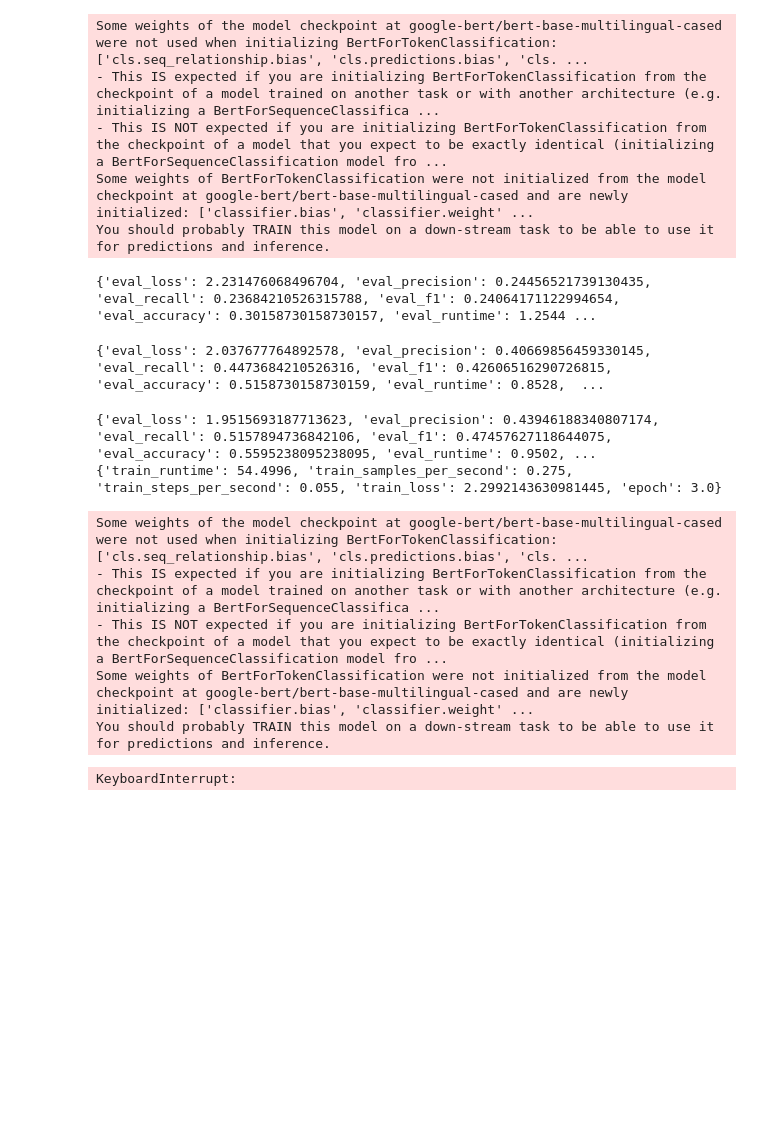
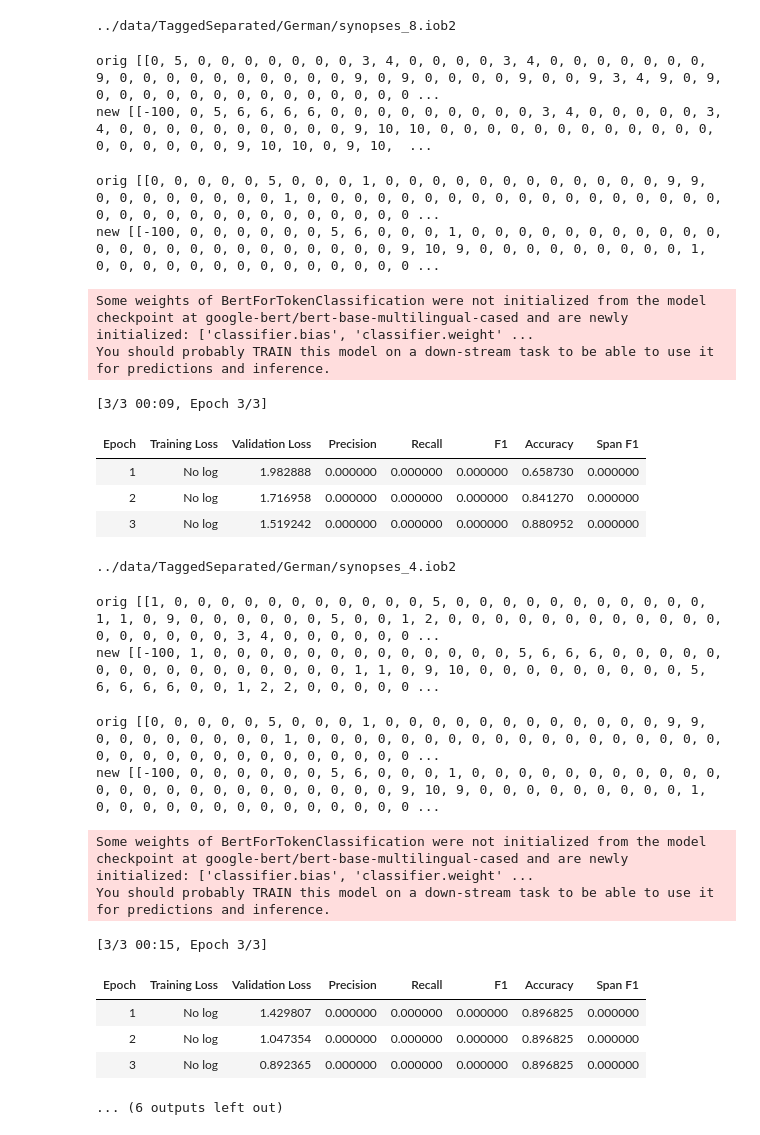
Before and after one commit to ITUprojects/NLP, a Jupyter notebook: src/playground_Pedro.ipynb, the cells around one changed output. Saved outputs shown, nothing was run; the diff lists cells and outputs as text; code cells hidden in the pictures; blank space fills up the shorter version.

```diff
--- a/src/playground_Pedro.ipynb
+++ b/src/playground_Pedro.ipynb
@@ -10,9 +10,10 @@ from datasetutils import decode
 from iob2converter import iob2_to_dataset
 from transformers import AutoModelForTokenClassification
 # %%
-file_path = '../TaggedSeparated/German/synopses_1.iob2'
+file_path = '../data/TaggedSeparated/German/synopses_2.iob2'
 
 de_ds = iob2_to_dataset(file_path)
 
 ner_feature_fr = de_ds.features['ner_tags']
 label_names = ner_feature_fr.feature.names
+print(label_names)
@@ -151,3 +177,31 @@ WARNING:tensorflow:From c:\Users\pedro\AppData\Local\Programs\Python\Python311\L
+# %%
+# Rob span-f1
+
+def toSpans(tags):
+    spans = set()
+    for beg in range(len(tags)):
+        if tags[beg][0] == 'B':
+            end = beg
+            for end in range(beg+1, len(tags)):
+                if tags[end][0] != 'I':
+                    break
+            spans.add(str(beg) + '-' + str(end) + ':' + tags[beg][2:])
+    return spans
+
+
+def getInstanceScores(predSpans, goldSpans):
+    tp = 0
+    fp = 0
+    fn = 0
+    overlap = len(goldSpans.intersection(predSpans))
+    tp += overlap
+    fp += len(predSpans) - overlap
+    fn += len(goldSpans) - overlap
+
+    prec = 0.0 if tp+fp == 0 else tp/(tp+fp)
+    rec = 0.0 if tp+fn == 0 else tp/(tp+fn)
+    f1 = 0.0 if prec+rec == 0.0 else 2 * (prec * rec) / (prec + rec)
+    return f1
 # %%
 import numpy as np
 
@@ -162,11 +216,16 @@ def compute_metrics(eval_preds):
         for prediction, label in zip(predictions, labels)
     ]
     all_metrics = metric.compute(predictions=true_predictions, references=true_labels)
+
+    pred_spans, true_spans = toSpans(true_predictions), toSpans(true_labels)
+    score = getInstanceScores(pred_spans, true_spans)
+
     return {
         "precision": all_metrics["overall_precision"],
         "recall": all_metrics["overall_recall"],
         "f1": all_metrics["overall_f1"],
         "accuracy": all_metrics["overall_accuracy"],
+        "span_f1": score
     }
 # %%
 from transformers import AutoModelForTokenClassification
@@ -216,47 +269,57 @@ import os
 def fine_tune_models_in_folder(folder_path, output_dir):
     files = os.listdir(folder_path)
 
     for file in files:
         file_path = os.path.join(folder_path, file)
 
-        de_ds = iob2_to_dataset(file_path)
+        de_ds = iob2_to_datasets(file_path, reference_path)
 
         tokenized_ds = de_ds.map(tokenize_and_align_labels, batched=True)
 
         model = AutoModelForTokenClassification.from_pretrained(
             model_id, num_labels=len(label_names)
         )
 
         trainer = Trainer(
             model=model,
             args=args,
             train_dataset=tokenized_ds["train"],
             eval_dataset=tokenized_ds["validation"],
             compute_metrics=compute_metrics,
         )
 
         trainer.train()
 
         model_output_dir = os.path.join(output_dir, f"model_{file}")
         trainer.save_model(model_output_dir)
 
-folder_path = '../TaggedSeparated/German'
+folder_path = '../data/TaggedSeparated/German'
 output_dir = '../Models/m_de'
 
 fine_tune_models_in_folder(folder_path, output_dir)
 # %% [output]
-Some weights of the model checkpoint at google-bert/bert-base-multilingual-cased were not used when initializing BertForTokenClassification: ['cls.seq_relationship.bias', 'cls.predictions.bias', 'cls. ...
-- This IS expected if you are initializing BertForTokenClassification from the checkpoint of a model trained on another task or with another architecture (e.g. initializing a BertForSequenceClassifica ...
-- This IS NOT expected if you are initializing BertForTokenClassification from the checkpoint of a model that you expect to be exactly identical (initializing a BertForSequenceClassification model fro ...
-Some weights of BertForTokenClassification were not initialized from the model checkpoint at google-bert/bert-base-multilingual-cased and are newly initialized: ['classifier.bias', 'classifier.weight' ...
-You should probably TRAIN this model on a down-stream task to be able to use it for predictions and inference.
+../data/TaggedSeparated/German/synopses_8.iob2
-{'eval_loss': 2.231476068496704, 'eval_precision': 0.24456521739130435, 'eval_recall': 0.23684210526315788, 'eval_f1': 0.24064171122994654, 'eval_accuracy': 0.30158730158730157, 'eval_runtime': 1.2544 ...
+orig [[0, 5, 0, 0, 0, 0, 0, 0, 0, 3, 4, 0, 0, 0, 0, 3, 4, 0, 0, 0, 0, 0, 0, 0, 9, 0, 0, 0, 0, 0, 0, 0, 0, 0, 0, 9, 0, 9, 0, 0, 0, 0, 9, 0, 0, 9, 3, 4, 9, 0, 9, 0, 0, 0, 0, 0, 0, 0, 0, 0, 0, 0, 0, 0, 0 ...
+new [[-100, 0, 5, 6, 6, 6, 6, 0, 0, 0, 0, 0, 0, 0, 0, 0, 3, 4, 0, 0, 0, 0, 0, 3, 4, 0, 0, 0, 0, 0, 0, 0, 0, 0, 0, 9, 10, 10, 0, 0, 0, 0, 0, 0, 0, 0, 0, 0, 0, 0, 0, 0, 0, 0, 0, 0, 9, 10, 10, 0, 9, 10,  ...
-{'eval_loss': 2.037677764892578, 'eval_precision': 0.40669856459330145, 'eval_recall': 0.4473684210526316, 'eval_f1': 0.42606516290726815, 'eval_accuracy': 0.5158730158730159, 'eval_runtime': 0.8528,  ...
+orig [[0, 0, 0, 0, 0, 5, 0, 0, 0, 1, 0, 0, 0, 0, 0, 0, 0, 0, 0, 0, 0, 0, 9, 9, 0, 0, 0, 0, 0, 0, 0, 0, 1, 0, 0, 0, 0, 0, 0, 0, 0, 0, 0, 0, 0, 0, 0, 0, 0, 0, 0, 0, 0, 0, 0, 0, 0, 0, 0, 0, 0, 0, 0, 0, 0 ...
+new [[-100, 0, 0, 0, 0, 0, 0, 5, 6, 0, 0, 0, 1, 0, 0, 0, 0, 0, 0, 0, 0, 0, 0, 0, 0, 0, 0, 0, 0, 0, 0, 0, 0, 0, 0, 0, 0, 9, 10, 9, 0, 0, 0, 0, 0, 0, 0, 0, 0, 1, 0, 0, 0, 0, 0, 0, 0, 0, 0, 0, 0, 0, 0, 0 ...
-{'eval_loss': 1.9515693187713623, 'eval_precision': 0.43946188340807174, 'eval_recall': 0.5157894736842106, 'eval_f1': 0.47457627118644075, 'eval_accuracy': 0.5595238095238095, 'eval_runtime': 0.9502, ...
-{'train_runtime': 54.4996, 'train_samples_per_second': 0.275, 'train_steps_per_second': 0.055, 'train_loss': 2.2992143630981445, 'epoch': 3.0}
+Some weights of BertForTokenClassification were not initialized from the model checkpoint at google-bert/bert-base-multilingual-cased and are newly initialized: ['classifier.bias', 'classifier.weight' ...
+You should probably TRAIN this model on a down-stream task to be able to use it for predictions and inference.
-Some weights of the model checkpoint at google-bert/bert-base-multilingual-cased were not used when initializing BertForTokenClassification: ['cls.seq_relationship.bias', 'cls.predictions.bias', 'cls. ...
-- This IS expected if you are initializing BertForTokenClassification from the checkpoint of a model trained on another task or with another architecture (e.g. initializing a BertForSequenceClassifica ...
-- This IS NOT expected if you are initializing BertForTokenClassification from the checkpoint of a model that you expect to be exactly identical (initializing a BertForSequenceClassification model fro ...
-Some weights of BertForTokenClassification were not initialized from the model checkpoint at google-bert/bert-base-multilingual-cased and are newly initialized: ['classifier.bias', 'classifier.weight' ...
-You should probably TRAIN this model on a down-stream task to be able to use it for predictions and inference.
+[3/3 00:09, Epoch 3/3]
+| Epoch | Training Loss | Validation Loss | Precision | Recall | F1 | Accuracy | Span F1 |
+| 1 | No log | 1.982888 | 0.000000 | 0.000000 | 0.000000 | 0.658730 | 0.000000 |
+| 2 | No log | 1.716958 | 0.000000 | 0.000000 | 0.000000 | 0.841270 | 0.000000 |
+| 3 | No log | 1.519242 | 0.000000 | 0.000000 | 0.000000 | 0.880952 | 0.000000 |
-KeyboardInterrupt:
+../data/TaggedSeparated/German/synopses_4.iob2
+orig [[1, 0, 0, 0, 0, 0, 0, 0, 0, 0, 0, 0, 5, 0, 0, 0, 0, 0, 0, 0, 0, 0, 0, 0, 1, 1, 0, 9, 0, 0, 0, 0, 0, 0, 5, 0, 0, 1, 2, 0, 0, 0, 0, 0, 0, 0, 0, 0, 0, 0, 0, 0, 0, 0, 0, 0, 0, 3, 4, 0, 0, 0, 0, 0, 0 ...
+new [[-100, 1, 0, 0, 0, 0, 0, 0, 0, 0, 0, 0, 0, 0, 0, 5, 6, 6, 6, 0, 0, 0, 0, 0, 0, 0, 0, 0, 0, 0, 0, 0, 0, 0, 0, 1, 1, 0, 9, 10, 0, 0, 0, 0, 0, 0, 0, 0, 0, 5, 6, 6, 6, 6, 0, 0, 1, 2, 2, 0, 0, 0, 0, 0 ...
+orig [[0, 0, 0, 0, 0, 5, 0, 0, 0, 1, 0, 0, 0, 0, 0, 0, 0, 0, 0, 0, 0, 0, 9, 9, 0, 0, 0, 0, 0, 0, 0, 0, 1, 0, 0, 0, 0, 0, 0, 0, 0, 0, 0, 0, 0, 0, 0, 0, 0, 0, 0, 0, 0, 0, 0, 0, 0, 0, 0, 0, 0, 0, 0, 0, 0 ...
+new [[-100, 0, 0, 0, 0, 0, 0, 5, 6, 0, 0, 0, 1, 0, 0, 0, 0, 0, 0, 0, 0, 0, 0, 0, 0, 0, 0, 0, 0, 0, 0, 0, 0, 0, 0, 0, 0, 9, 10, 9, 0, 0, 0, 0, 0, 0, 0, 0, 0, 1, 0, 0, 0, 0, 0, 0, 0, 0, 0, 0, 0, 0, 0, 0 ...
+Some weights of BertForTokenClassification were not initialized from the model checkpoint at google-bert/bert-base-multilingual-cased and are newly initialized: ['classifier.bias', 'classifier.weight' ...
+You should probably TRAIN this model on a down-stream task to be able to use it for predictions and inference.
+[3/3 00:15, Epoch 3/3]
+| Epoch | Training Loss | Validation Loss | Precision | Recall | F1 | Accuracy | Span F1 |
+| 1 | No log | 1.429807 | 0.000000 | 0.000000 | 0.000000 | 0.896825 | 0.000000 |
+| 2 | No log | 1.047354 | 0.000000 | 0.000000 | 0.000000 | 0.896825 | 0.000000 |
+| 3 | No log | 0.892365 | 0.000000 | 0.000000 | 0.000000 | 0.896825 | 0.000000 |
+... (6 outputs left out)
```
Also changed, not shown: parts of 10 cells of this notebook, 2 other files.
